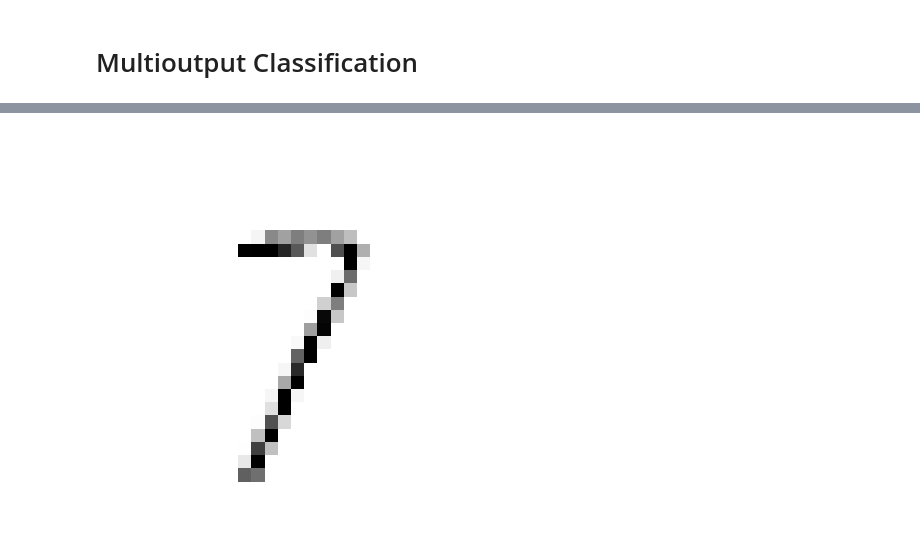
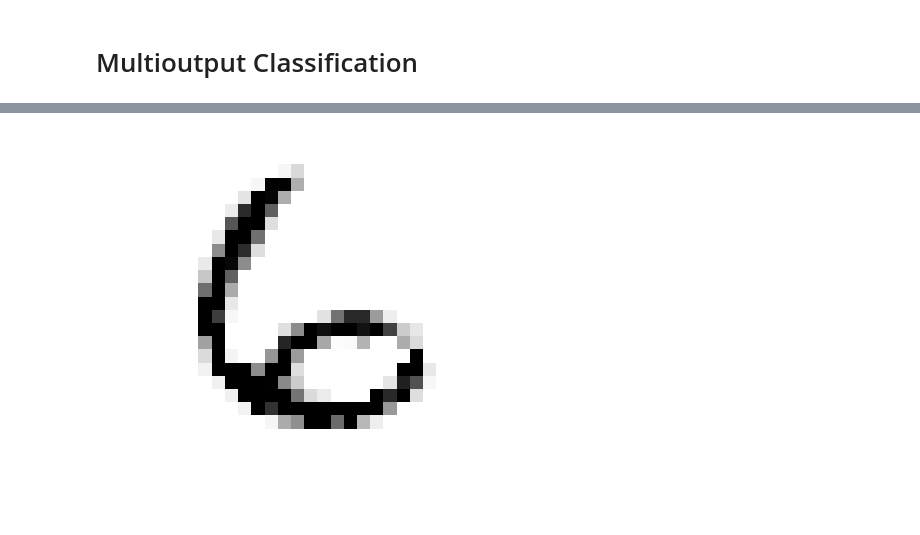
Before and after one commit to shamaseen/machine-learning-with-qafzah, a Jupyter notebook: notebooks/classification_implementation.ipynb, the cells around one changed output, grey strips where cells are left out. Cells and saved outputs as stored; diff of their text form; code cells hidden in the pictures.

```diff
--- a/notebooks/classification_implementation.ipynb
+++ b/notebooks/classification_implementation.ipynb
@@ -420,9 +440,9 @@ plt.show()
 # %%
 knn_clf = KNeighborsClassifier()
 knn_clf.fit(X_train_mod, y_train_mod)
-clean_digit = knn_clf.predict([y_test_mod.iloc[0]])
+clean_digit = knn_clf.predict([X_train_mod.iloc[0]])
 plt.imshow(clean_digit.reshape(28,28), cmap="binary")
 plt.axis("off")
 plt.show()
 # %% [output]
-[figure, old version]
+[figure, new version]
```
Also changed, not shown: parts of 7 cells of this notebook, 4 other files.
